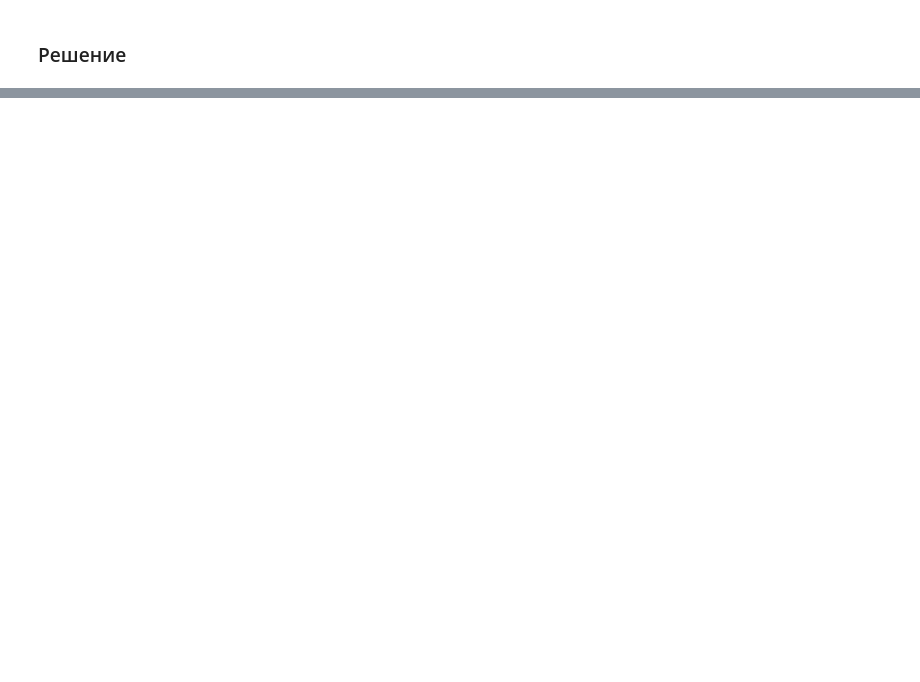
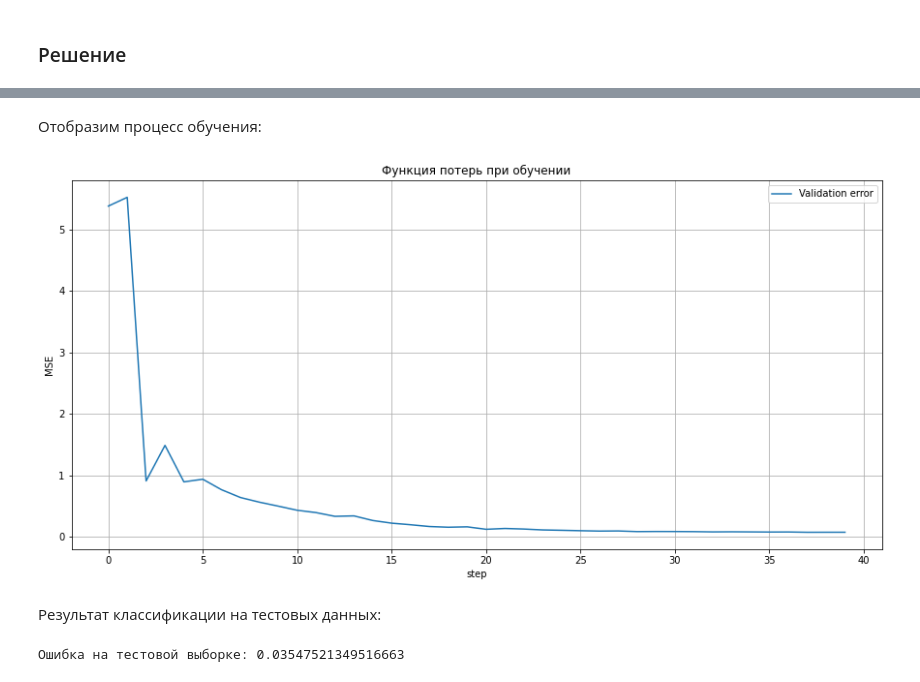
Before and after one commit to m-bronnikov/NeuroInformatica, a Jupyter notebook: lab3/solution.ipynb, the cells around one changed output, grey strips where cells are left out. Drawn from its saved outputs; the diff is of its cells as text; code cells hidden in the pictures; blank space fills up the shorter version.

```diff
--- a/lab3/solution.ipynb
+++ b/lab3/solution.ipynb
@@ -614,0 +653,9 @@ RMSE = 0.041820303477404716
+# %%
+def plot_history(hist):
+    plt.figure(figsize=(15, 7))
+    plt.plot(np.arange(len(hist)), hist, label="Validation error")
+    plt.xlabel("step")
+    plt.ylabel("MSE")
+    plt.title("Функция потерь при обучении")
+    plt.grid()
+    plt.legend()
@@ -614,0 +743,20 @@ RMSE = 0.041820303477404716
+# %%
+model = NeuralNetwork()
+model.add(FullyConnectedLayer(neuros=20, activation=Tansig()))
+model.add(FullyConnectedLayer(neuros=3, activation=Purelin())) # for softmax use linear output
+
+model.compilation(solver=RProp(), out_layer=Softmax_with_CrossEntropy(), data_dim=2)
+hist = model.fit(X_train, Y_train, X_valid, Y_valid, 40, X_train.shape[0])
+# %% [markdown]
+Отобразим процесс обучения:
+# %%
+plot_history(hist)
+# %% [output]
+[figure, added]
+# %% [markdown]
+Результат классификации на тестовых данных:
+# %%
+Y_out = model.classify_task(X_test)
+print("Ошибка на тестовой выборке:", model.loss(X_test, Y_test))
+# %% [output]
+Ошибка на тестовой выборке: 0.03547521349516663
```
Also changed, not shown: parts of 133 cells of this notebook.
